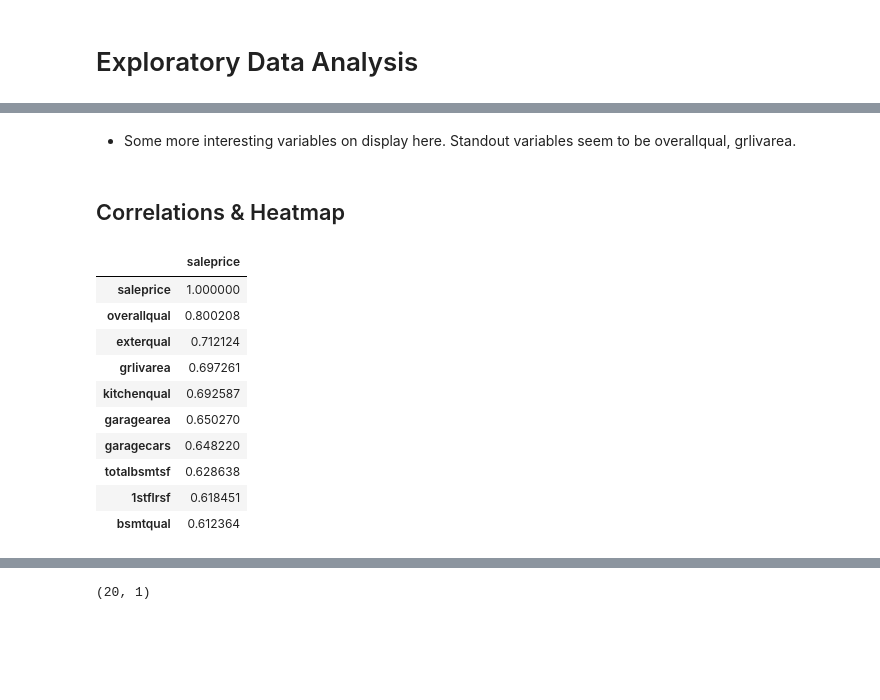
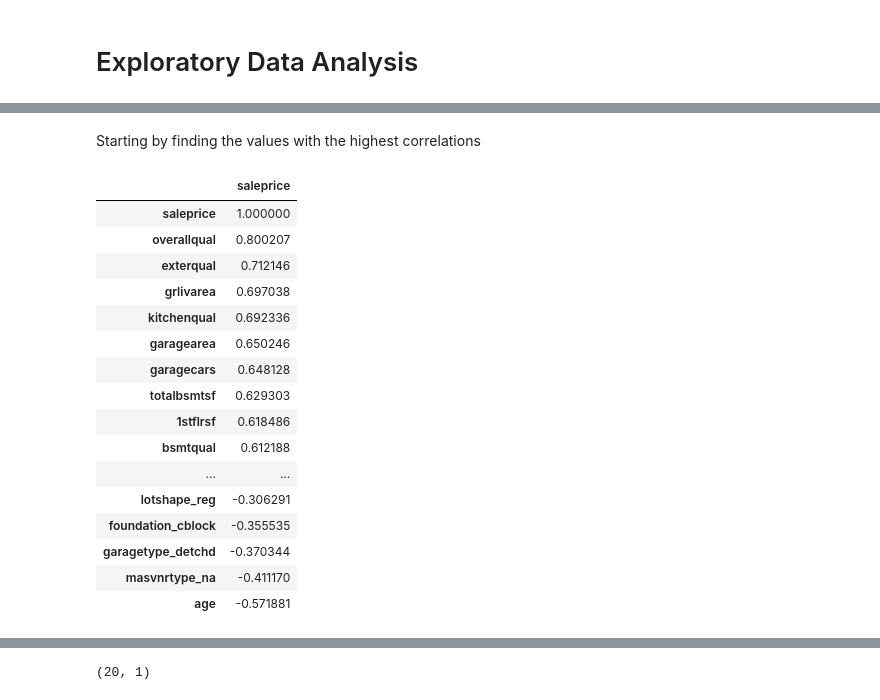
Before and after one commit to alexyehyuxuan/disprojects, a Jupyter notebook: Project_2/2.Project_2 - EDA_Modeling.ipynb, the cells around one changed output, grey strips where cells are left out. Cells and saved outputs as stored; diff of their text form; code cells hidden in the pictures; blank space fills up the shorter version.

```diff
--- a/Project_2/2.Project_2 - EDA_Modeling.ipynb
+++ b/Project_2/2.Project_2 - EDA_Modeling.ipynb
@@ -27,5 +26,8 @@ from sklearn.metrics import mean_squared_error, r2_score
 from sklearn.dummy import DummyRegressor
 # %%
 train = pd.read_csv('datasets/train_cleaned.csv')
+test = pd.read_csv('datasets/test_cleaned.csv')
+pd.set_option('display.max_rows', 500)
+pd.set_option('display.max_columns', None)
 train.head()
 # %% [output]
@@ -39,3 +40,2 @@ train.head()
 # %%
-train.fillna('NA',inplace=True)
-train.head()
+train.fillna(0, inplace=True)
@@ -177,0 +42,3 @@ train_full.head()
+# %%
+train['age'] = train['yrsold'] - train['yearbuilt']
+test['age'] = test['yrsold'] - test['yearbuilt']
@@ -236,22 +49,27 @@ subplot_scatter(train,col_numerical)
-# %% [markdown]
-- Some more interesting variables on display here. Standout variables seem to be overallqual, grlivarea.
-# %% [markdown]
-## Correlations & Heatmap
+# %% [markdown]
+Starting by finding the values with the highest correlations
 # %%
-corr_matrix = train_full.corr()[['saleprice']].sort_values('saleprice')
-corr_matrix.sort_values('saleprice', ascending=False).head(10)
+corr_matrix = train.corr()[['saleprice']].sort_values('saleprice')
+corr_matrix = corr_matrix.sort_values('saleprice', ascending=False)
+corr_matrix
 # %% [output]
 |  | saleprice |
 | saleprice | 1.000000 |
-| overallqual | 0.800208 |
-| exterqual | 0.712124 |
-| grlivarea | 0.697261 |
-| kitchenqual | 0.692587 |
-| garagearea | 0.650270 |
-| garagecars | 0.648220 |
-| totalbsmtsf | 0.628638 |
-| 1stflrsf | 0.618451 |
-| bsmtqual | 0.612364 |
+| overallqual | 0.800207 |
+| exterqual | 0.712146 |
+| grlivarea | 0.697038 |
+| kitchenqual | 0.692336 |
+| garagearea | 0.650246 |
+| garagecars | 0.648128 |
+| totalbsmtsf | 0.629303 |
+| 1stflrsf | 0.618486 |
+| bsmtqual | 0.612188 |
+| ... | ... |
+| lotshape_reg | -0.306291 |
+| foundation_cblock | -0.355535 |
+| garagetype_detchd | -0.370344 |
+| masvnrtype_na | -0.411170 |
+| age | -0.571881 |
 # %%
 plt.figure(figsize=(10,50))
 sns.heatmap(corr_matrix, annot = True, vmin =-1, vmax=1, cmap='inferno');
```
Also changed, not shown: parts of 192 cells of this notebook.
